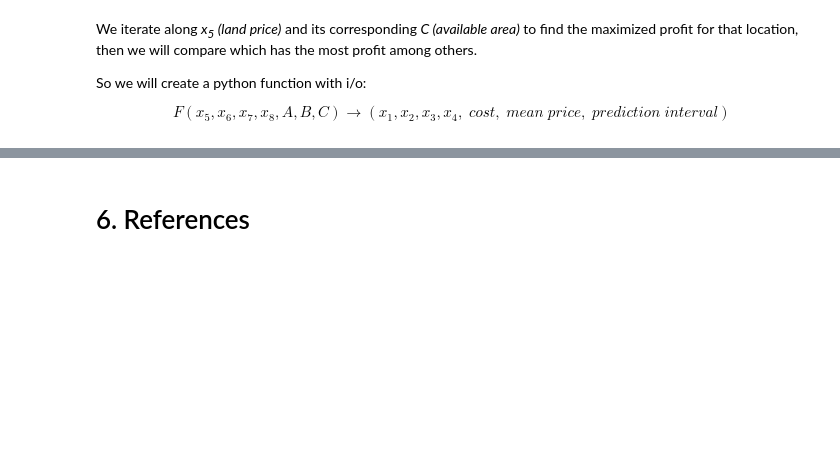
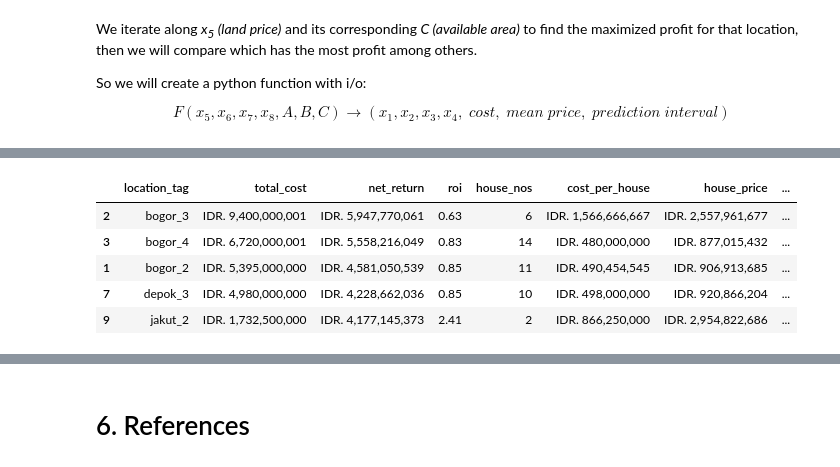
Before and after one commit to nbarizki/jabodetabekhousepricing, a Jupyter notebook: 3 - Linear Modeling of House Price.ipynb, the cells around one changed output, grey strips where cells are left out. Saved outputs shown, nothing was run; the diff lists cells and outputs as text; code cells hidden in the pictures; blank space fills up the shorter version.

```diff
--- a/3 - Linear Modeling of House Price.ipynb
+++ b/3 - Linear Modeling of House Price.ipynb
@@ -2436,3 +2013,88 @@ summary_table[columns_to_show].sort_values('total_profit', ascending=False).head
+# %%
+{"tags": ["hide-input"]}
+
+logging.getLogger('pyomo.core').setLevel(logging.ERROR) # to adjust verbosity of the solver
+                                                        # I decided to suppress the output to obtain clearer output cell
+                                                        # however, all of the results in this analysis has found its solution
+# desired output
+location_tag = input_to_optimize_df.location.values
+total_cost = []
+net_return = []
+roi = []
+house_nos = []
+cost_per_house = []
+house_price = []
+house_price_lower = []
+house_price_upper = []
+avail_land_size = []
+total_land_occupied = []
+land_size_per_house_m2 = []
+house_size_m2 = []
+floor_nos_each_house = []
+# iteration along the rows
+for index, row in input_to_optimize_df.iterrows():
+    # input parameters
+    x5 = row['x5']
+    x6 = row['x6']
+    x7 = row['x7']
+    A = row['A']
+    B = row['B']
+    C = row['C']
+    solution = get_solutions(x5, x6, x7, A, B, C)
+    pi_low, pi_high = get_prediction_interval(solution)
+    # append output for each iterations
+    total_cost.append(solution.cost_const())
+    net_return.append(solution.objective())
+    roi.append(solution.objective() / solution.cost_const())
+    house_nos.append(solution.x1())
+    cost_per_house.append(solution.cost_const() / solution.x1())
+    house_price.append(solution.price_const())
+    house_price_lower.append(pi_low)
+    house_price_upper.append(pi_high)
+    avail_land_size.append(solution.C())
+    total_land_occupied.append(solution.area_const())
+    land_size_per_house_m2.append(solution.x2())
+    house_size_m2.append(solution.x3())
+    floor_nos_each_house.append(solution.x4())
+# create output df
+optimization_result_df = pd.DataFrame({
+    'location_tag': location_tag,
+    'total_cost': total_cost,
+    'net_return': net_return,
+    'roi': roi,
+    'house_nos': house_nos,
+    'cost_per_house': cost_per_house,
+    'house_price': house_price,
+    'house_price_lower': house_price_lower,
+    'house_price_upper': house_price_upper,
+    'avail_land_m2': avail_land_size,
+    'total_land_occupied': total_land_occupied,
+    'land_size_per_house_m2': land_size_per_house_m2,
+    'house_size_m2': house_size_m2,
+    'floor_nos_each_house': floor_nos_each_house
+    })
+formatter = {
+    'total_cost': 'IDR. {:,.0f}',
+    'net_return': 'IDR. {:,.0f}',
+    'roi': '{:.2f}'.format,
+    'cost_per_house': 'IDR. {:,.0f}',
+    'house_nos': '{:.0f}',
+    'house_price': 'IDR. {:,.0f}',
+    'house_price_lower': 'IDR. {:,.0f}',
+    'house_price_upper': 'IDR. {:,.0f}',
+    'total_land_occupied': '{:.2f}',
+    'land_size_per_house_m2': '{:.2f}',
+    'house_size_m2': '{:.2f}',
+    'floor_nos_each_house': '{:.0f}'
+    }
+optimization_result_df.sort_values('net_return', ascending=False).head().style.format(formatter)
+# %% [output]
+|  | location_tag | total_cost | net_return | roi | house_nos | cost_per_house | house_price | ... |
+| 2 | bogor_3 | IDR. 9,400,000,001 | IDR. 5,947,770,061 | 0.63 | 6 | IDR. 1,566,666,667 | IDR. 2,557,961,677 | ... |
+| 3 | bogor_4 | IDR. 6,720,000,001 | IDR. 5,558,216,049 | 0.83 | 14 | IDR. 480,000,000 | IDR. 877,015,432 | ... |
+| 1 | bogor_2 | IDR. 5,395,000,000 | IDR. 4,581,050,539 | 0.85 | 11 | IDR. 490,454,545 | IDR. 906,913,685 | ... |
+| 7 | depok_3 | IDR. 4,980,000,000 | IDR. 4,228,662,036 | 0.85 | 10 | IDR. 498,000,000 | IDR. 920,866,204 | ... |
+| 9 | jakut_2 | IDR. 1,732,500,000 | IDR. 4,177,145,373 | 2.41 | 2 | IDR. 866,250,000 | IDR. 2,954,822,686 | ... |
 # %% [markdown]
 According to optimization result above, it can be seen that the *optimizer* prefers to maximize the number of houses to be produced, which tries to fully occupy the available land size. Interestingly, it also captures the potential profit of a small-sized area in `Jakarta Utara` given its predicted house price.
 
```
Also changed, not shown: parts of 62 cells of this notebook.
